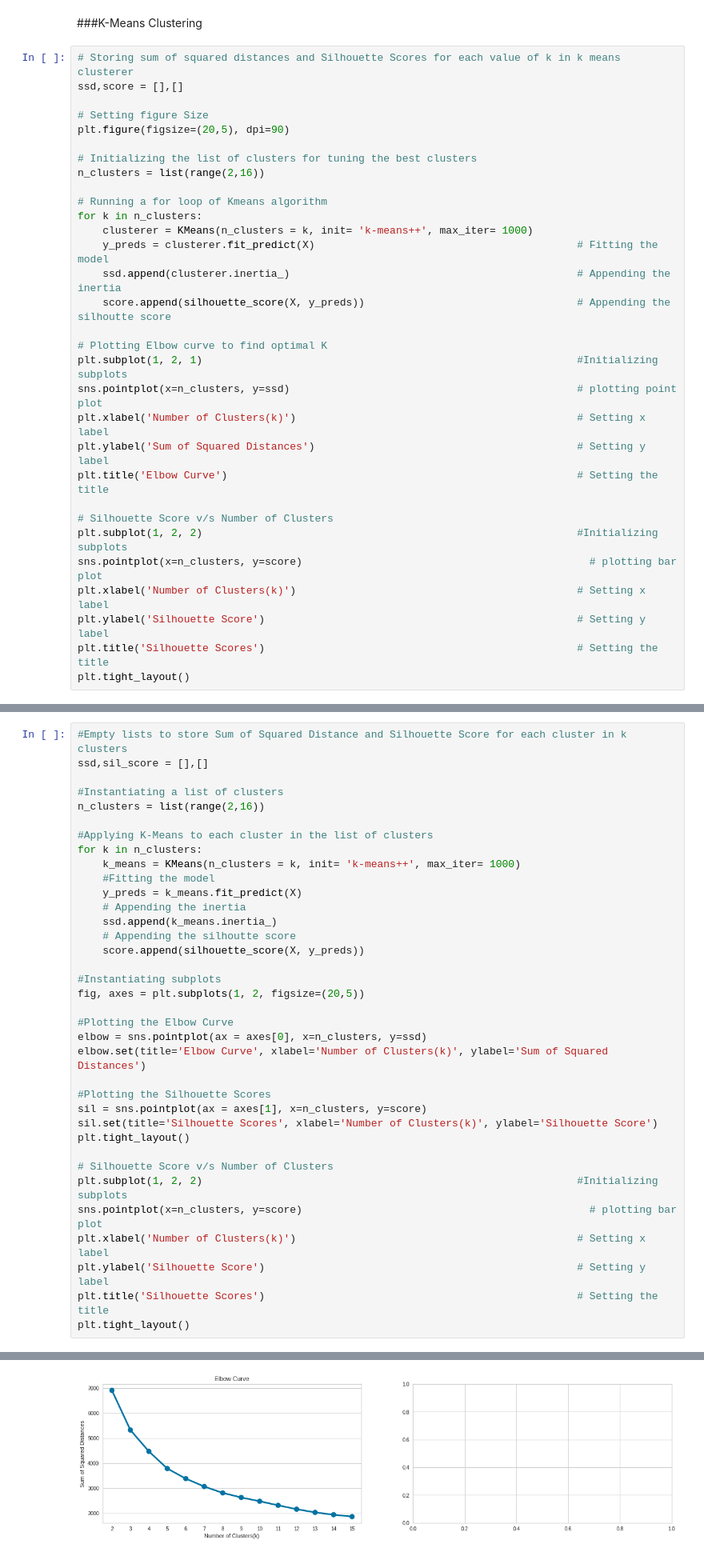
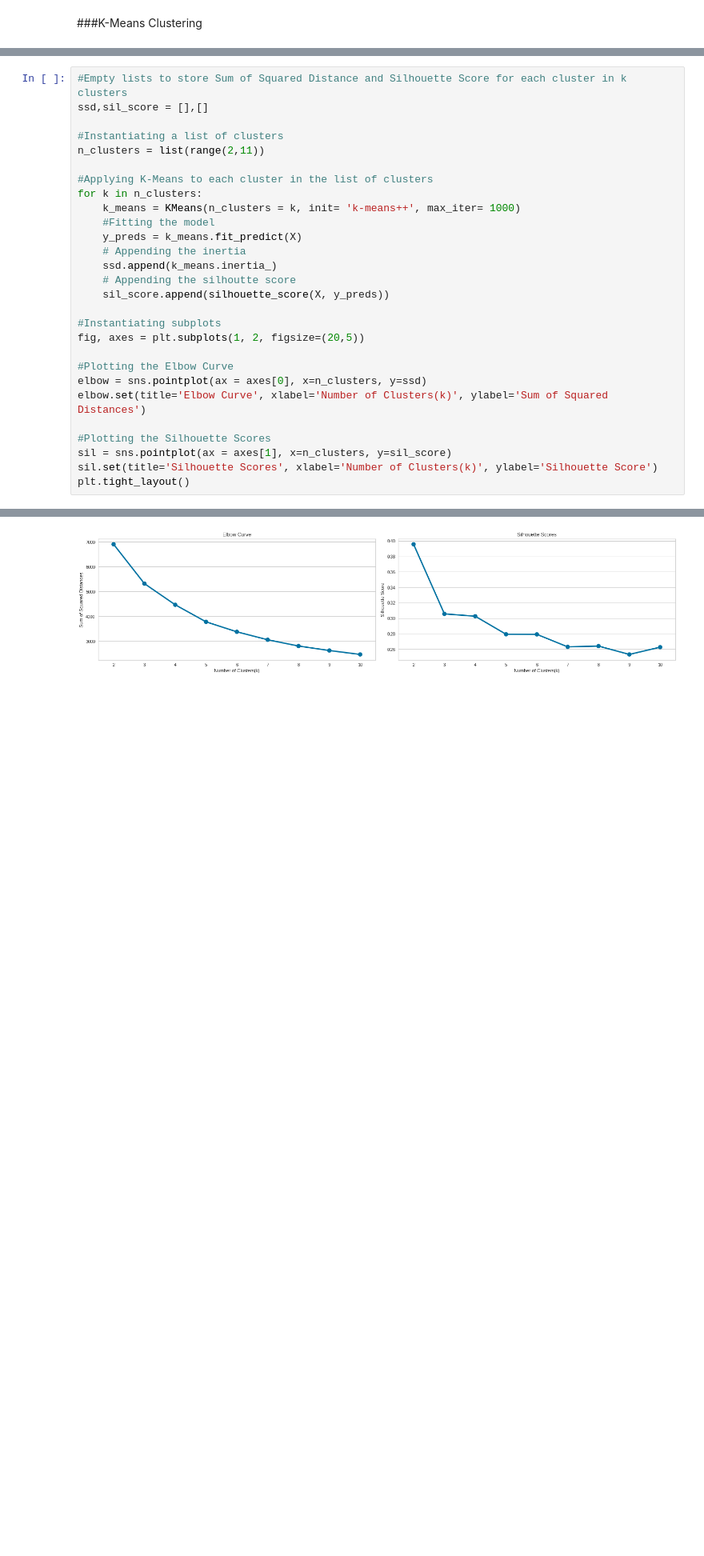
Before and after one commit to shadabsgit/ML-Clustering-Capstone-Project, a Jupyter notebook: Online_Retail_Customer_Segmentation_Capstone_Project.ipynb, the cells around one changed output, grey strips where cells are left out. Shown at 80% size. Cells and saved outputs as stored; diff of their text form; blank space fills up the shorter version.

Commit message:
K-Means

```diff
--- a/Online_Retail_Customer_Segmentation_Capstone_Project.ipynb
+++ b/Online_Retail_Customer_Segmentation_Capstone_Project.ipynb
@@ -801,34 +800,3 @@ Cluster Discription:
 ## ML Models
 # %% [markdown]
 ###K-Means Clustering
-# %%
-# Storing sum of squared distances and Silhouette Scores for each value of k in k means clusterer
-ssd,score = [],[]
-
-# Setting figure Size
-plt.figure(figsize=(20,5), dpi=90)
-
-# Initializing the list of clusters for tuning the best clusters
-n_clusters = list(range(2,16))
-
-# Running a for loop of Kmeans algorithm
-for k in n_clusters:
-    clusterer = KMeans(n_clusters = k, init= 'k-means++', max_iter= 1000)
-    y_preds = clusterer.fit_predict(X)                                          # Fitting the model
-    ssd.append(clusterer.inertia_)                                              # Appending the inertia
-    score.append(silhouette_score(X, y_preds))                                  # Appending the silhoutte score
-
-# Plotting Elbow curve to find optimal K
-plt.subplot(1, 2, 1)                                                            #Initializing subplots
-sns.pointplot(x=n_clusters, y=ssd)                                              # plotting point plot
-plt.xlabel('Number of Clusters(k)')                                             # Setting x label
-plt.ylabel('Sum of Squared Distances')                                          # Setting y label
-plt.title('Elbow Curve')                                                        # Setting the title
-
-# Silhouette Score v/s Number of Clusters
-plt.subplot(1, 2, 2)                                                            #Initializing subplots
-sns.pointplot(x=n_clusters, y=score)                                              # plotting bar plot
-plt.xlabel('Number of Clusters(k)')                                             # Setting x label
-plt.ylabel('Silhouette Score')                                                  # Setting y label
-plt.title('Silhouette Scores')                                                  # Setting the title
-plt.tight_layout()
@@ -839,7 +805,7 @@ plt.tight_layout()
 ssd,sil_score = [],[]
 
 #Instantiating a list of clusters
-n_clusters = list(range(2,16))
+n_clusters = list(range(2,11))
 
 #Applying K-Means to each cluster in the list of clusters
 for k in n_clusters:
@@ -849,7 +815,7 @@ for k in n_clusters:
     # Appending the inertia
     ssd.append(k_means.inertia_)
     # Appending the silhoutte score
-    score.append(silhouette_score(X, y_preds))
+    sil_score.append(silhouette_score(X, y_preds))
 
 #Instantiating subplots
 fig, axes = plt.subplots(1, 2, figsize=(20,5))
@@ -859,15 +825,7 @@ elbow = sns.pointplot(ax = axes[0], x=n_clusters, y=ssd)
 elbow.set(title='Elbow Curve', xlabel='Number of Clusters(k)', ylabel='Sum of Squared Distances')
 
 #Plotting the Silhouette Scores
-sil = sns.pointplot(ax = axes[1], x=n_clusters, y=score)
+sil = sns.pointplot(ax = axes[1], x=n_clusters, y=sil_score)
 sil.set(title='Silhouette Scores', xlabel='Number of Clusters(k)', ylabel='Silhouette Score')
 plt.tight_layout()
-
-# Silhouette Score v/s Number of Clusters
-plt.subplot(1, 2, 2)                                                            #Initializing subplots
-sns.pointplot(x=n_clusters, y=score)                                              # plotting bar plot
-plt.xlabel('Number of Clusters(k)')                                             # Setting x label
-plt.ylabel('Silhouette Score')                                                  # Setting y label
-plt.title('Silhouette Scores')                                                  # Setting the title
-plt.tight_layout()
 # %% [output]
@@ -875 +832 @@ ValueError: ignored
-[figure, old version]
+[figure, new version]
```
Also changed, not shown: parts of 28 cells of this notebook.
